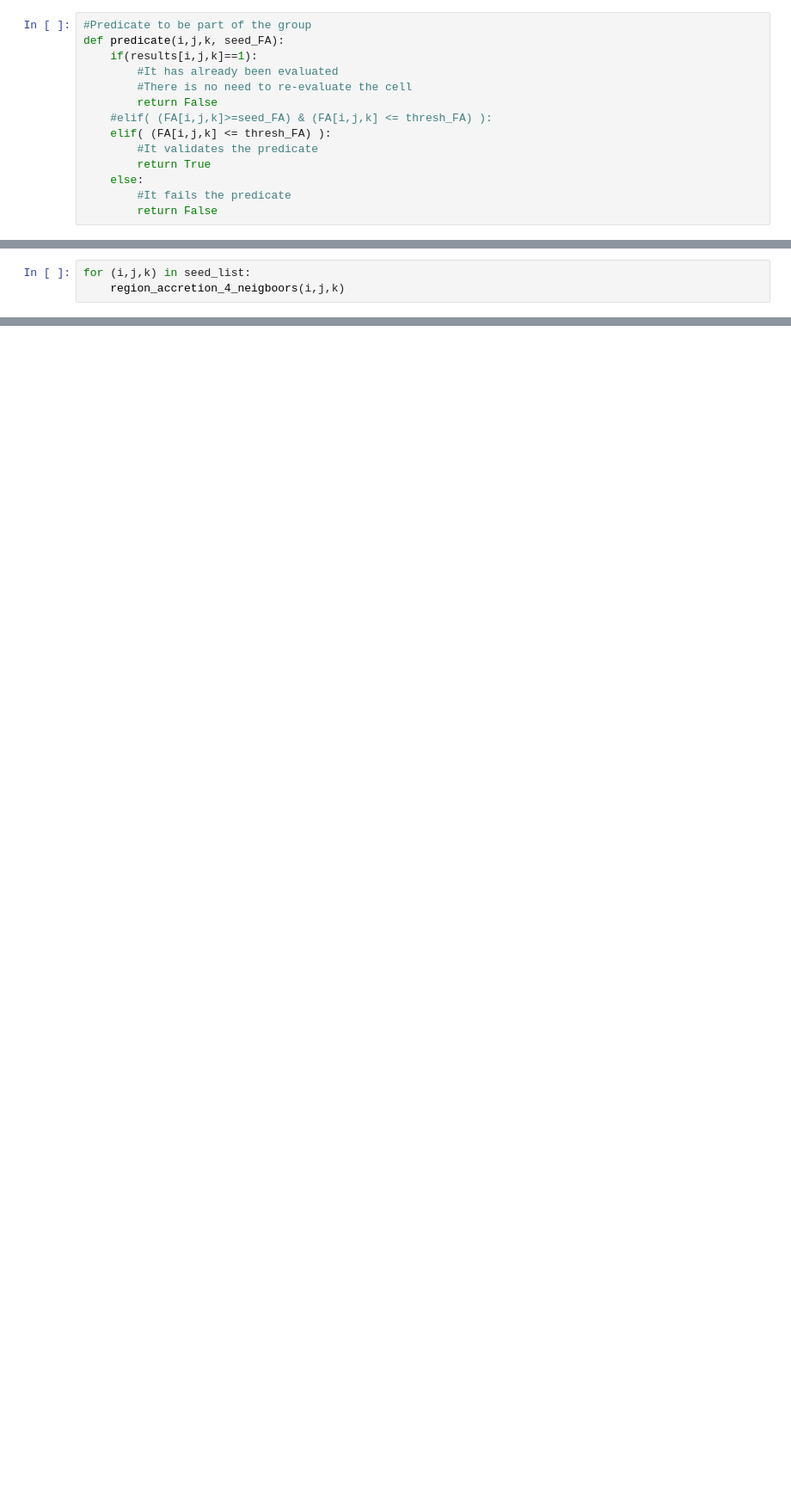
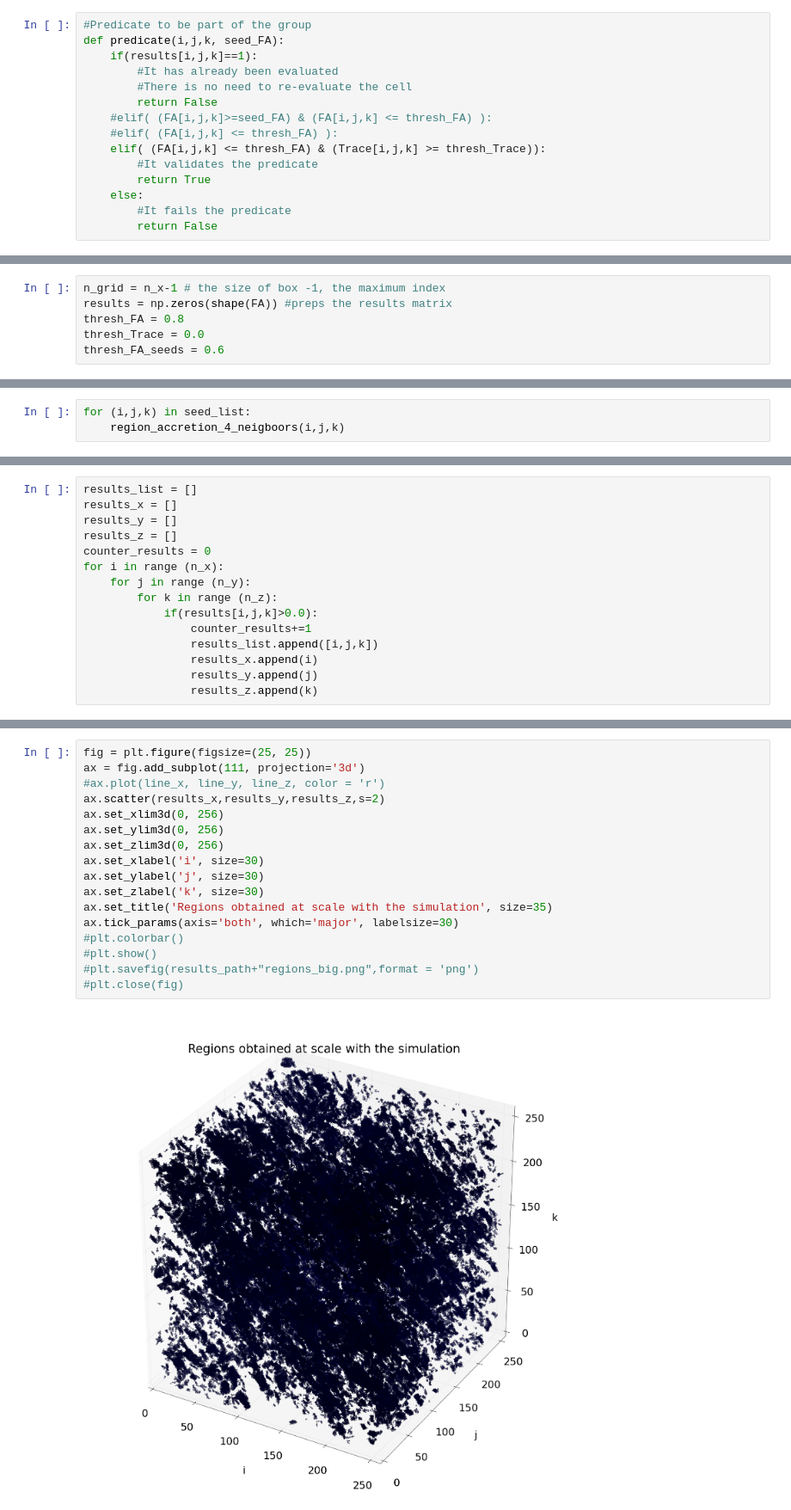
Before and after one commit to sercharpak/Monografia, a Jupyter notebook: Results/FA_Form.ipynb, the cells around one changed output, grey strips where cells are left out. Shown at 86% size. Drawn from its saved outputs; the diff is of its cells as text; blank space fills up the shorter version.

Commit message:
New results

```diff
--- a/Results/FA_Form.ipynb
+++ b/Results/FA_Form.ipynb
@@ -315,7 +293,8 @@ def predicate(i,j,k, seed_FA):
         #There is no need to re-evaluate the cell
         return False
     #elif( (FA[i,j,k]>=seed_FA) & (FA[i,j,k] <= thresh_FA) ):
-    elif( (FA[i,j,k] <= thresh_FA) ):
+    #elif( (FA[i,j,k] <= thresh_FA) ):
+    elif( (FA[i,j,k] <= thresh_FA) & (Trace[i,j,k] >= thresh_Trace)):
         #It validates the predicate
         return True
     else:
@@ -748,3 +727,9 @@ def region_accretion_4_neigboors(i,j,k):
         #it is one of the impossible cases
         print "There is an error for [i,jk]: [" +str(i)+","+str(j)+","+str(k)+"]"
         print "The case encountered was: "+str(case)
+# %%
+n_grid = n_x-1 # the size of box -1, the maximum index
+results = np.zeros(shape(FA)) #preps the results matrix
+thresh_FA = 0.8
+thresh_Trace = 0.0
+thresh_FA_seeds = 0.6
@@ -773,0 +746,15 @@ print results
+# %%
+results_list = []
+results_x = []
+results_y = []
+results_z = []
+counter_results = 0
+for i in range (n_x):
+    for j in range (n_y):
+        for k in range (n_z):
+            if(results[i,j,k]>0.0):
+                counter_results+=1
+                results_list.append([i,j,k])
+                results_x.append(i)
+                results_y.append(j)
+                results_z.append(k)
@@ -773,0 +771,19 @@ print results
+# %%
+fig = plt.figure(figsize=(25, 25))
+ax = fig.add_subplot(111, projection='3d')
+#ax.plot(line_x, line_y, line_z, color = 'r')
+ax.scatter(results_x,results_y,results_z,s=2)
+ax.set_xlim3d(0, 256)
+ax.set_ylim3d(0, 256)
+ax.set_zlim3d(0, 256)
+ax.set_xlabel('i', size=30)
+ax.set_ylabel('j', size=30)
+ax.set_zlabel('k', size=30)
+ax.set_title('Regions obtained at scale with the simulation', size=35)
+ax.tick_params(axis='both', which='major', labelsize=30)
+#plt.colorbar()
+#plt.show()
+#plt.savefig(results_path+"regions_big.png",format = 'png')
+#plt.close(fig)
+# %% [output]
+[figure, added]
```
Also changed, not shown: parts of 21 cells of this notebook.
